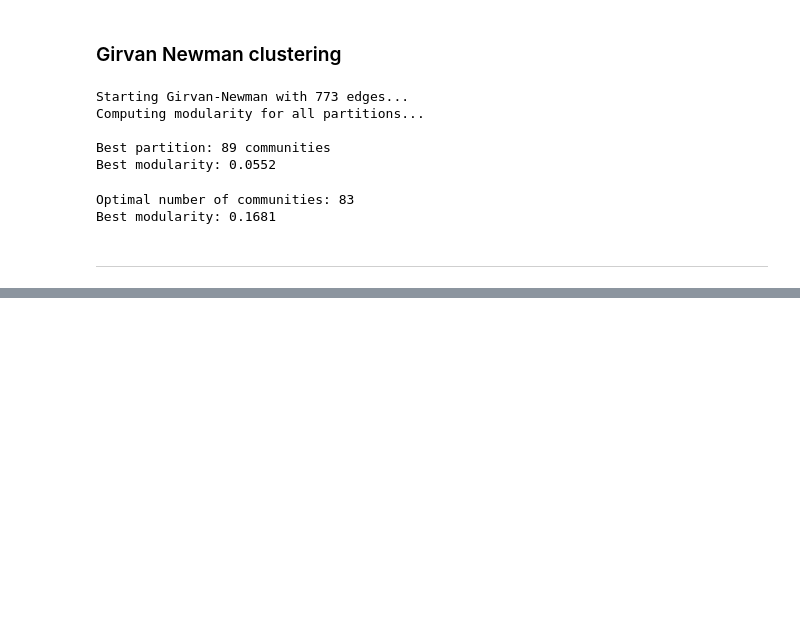
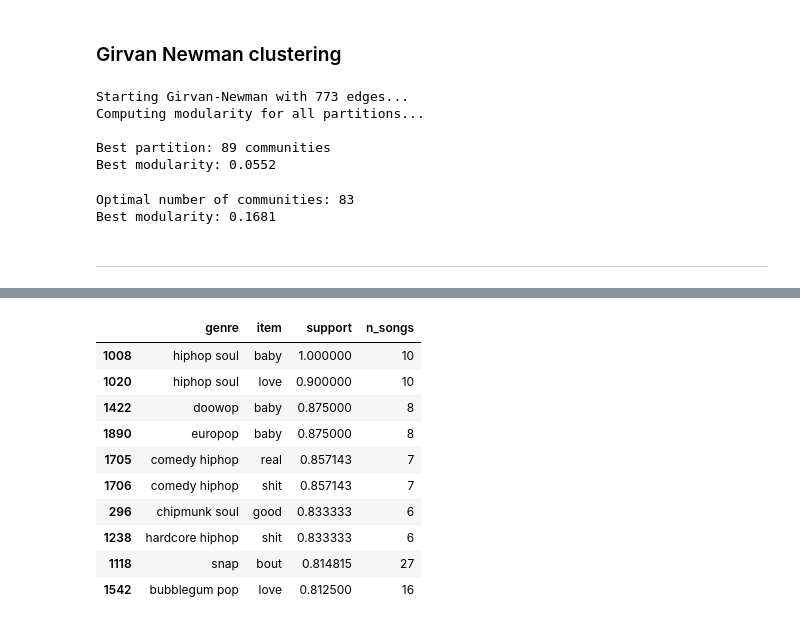
Before and after one commit to wkandersen/02807-computational-data-science, a Jupyter notebook: Project_main.ipynb, the cells around one changed output, grey strips where cells are left out. Drawn from its saved outputs; the diff is of its cells as text; code cells hidden in the pictures; blank space fills up the shorter version.

Commit message:
frequent item set for louvain communities

```diff
--- a/Project_main.ipynb
+++ b/Project_main.ipynb
@@ -674,0 +852,76 @@ __________________________
+# %%
+# Build per-genre, per-song baskets (sets) of filtered emotion-lexicon tokens
+from collections import defaultdict
+
+genre_song_baskets = defaultdict(list)
+for _, row in df_expanded[['genre','lyrics']].iterrows():
+    g = row['genre']
+    tokens = tokenize(row['lyrics'])
+    filt = filter_tokens(tokens)
+    if len(filt) > 0:
+        genre_song_baskets[g].append(set(filt))
+
+# Helper to compute support for items and pairs in a genre
+def support_of_item_in_genre(item, baskets):
+    if not baskets:
+        return 0.0
+    return sum(1 for b in baskets if item in b) / len(baskets)
+
+def support_of_pair_in_genre(pair, baskets):
+    a, b = pair
+    if not baskets:
+        return 0.0
+    return sum(1 for s in baskets if a in s and b in s) / len(baskets)
+
+# For efficiency, ensure ml_freq_items and ml_freq_pairs exist (created earlier)
+try:
+    items = ml_freq_items
+    pairs = ml_freq_pairs
+except NameError:
+    # fall back to freq_items computed via apriori if names differ
+    items = [x for i in frq_items[frq_items['length']==1].itemsets.values for x in list(i)]
+    pairs = [list(x) for x in frq_items[frq_items['length']==2].itemsets.values]
+
+# Report top-k items and pairs per genre (by support)
+TOP_K = 7
+MIN_SUPPORT_TO_PRINT = 0.05  # only show entries with at least this support in the genre
+
+print('Per-genre top emotion-words and top pairs (support within genre):')
+for genre, baskets in sorted(genre_song_baskets.items(), key=lambda x: -len(x[1])):
+    if len(baskets) == 0:
+        continue
+    # compute item supports
+    item_supports = [(it, support_of_item_in_genre(it, baskets)) for it in items]
+    item_supports = sorted(item_supports, key=lambda x: -x[1])
+    top_items = [(it, sup) for it, sup in item_supports if sup >= MIN_SUPPORT_TO_PRINT][:TOP_K]
+
+    # compute pair supports (only pairs that existed globally)
+    pair_supports = [(tuple(p), support_of_pair_in_genre(p, baskets)) for p in pairs]
+    pair_supports = sorted(pair_supports, key=lambda x: -x[1])
+    top_pairs = [(p, sup) for p, sup in pair_supports if sup >= MIN_SUPPORT_TO_PRINT][:TOP_K]
+
+    print('\nGenre:', genre, f'(n_songs={len(baskets)})')
+    if top_items:
+        print('  Top items:')
+        for it, sup in top_items:
+            print(f"    {it}: support={sup:.2f}")
+    else:
+        print('  Top items: none above threshold')
+
+    if top_pairs:
+        print('  Top pairs:')
+        for (a,b), sup in top_pairs:
+            print(f"    ({a}, {b}): support={sup:.2f}")
+    else:
+        print('  Top pairs: none above threshold')
+
+# Optionally: collect results into a DataFrame for further analysis or plotting
+rows = []
+for genre, baskets in genre_song_baskets.items():
+    for it, sup in [(it, support_of_item_in_genre(it, baskets)) for it in items]:
+        rows.append({'genre': genre, 'item': it, 'support': sup, 'n_songs': len(baskets)})
+df_genre_item_support = pd.DataFrame(rows)
+
+# Example: show top 10 genre-item combinations by support
+display(df_genre_item_support.sort_values(['support','n_songs'], ascending=[False, False]).head(10))
+# %% [output]
@@ -674,0 +945,11 @@ __________________________
+|  | genre | item | support | n_songs |
+| 1008 | hiphop soul | baby | 1.000000 | 10 |
+| 1020 | hiphop soul | love | 0.900000 | 10 |
+| 1422 | doowop | baby | 0.875000 | 8 |
+| 1890 | europop | baby | 0.875000 | 8 |
+| 1705 | comedy hiphop | real | 0.857143 | 7 |
+| 1706 | comedy hiphop | shit | 0.857143 | 7 |
+| 296 | chipmunk soul | good | 0.833333 | 6 |
+| 1238 | hardcore hiphop | shit | 0.833333 | 6 |
+| 1118 | snap | bout | 0.814815 | 27 |
+| 1542 | bubblegum pop | love | 0.812500 | 16 |
```
Also changed, not shown: parts of 11 cells of this notebook.
